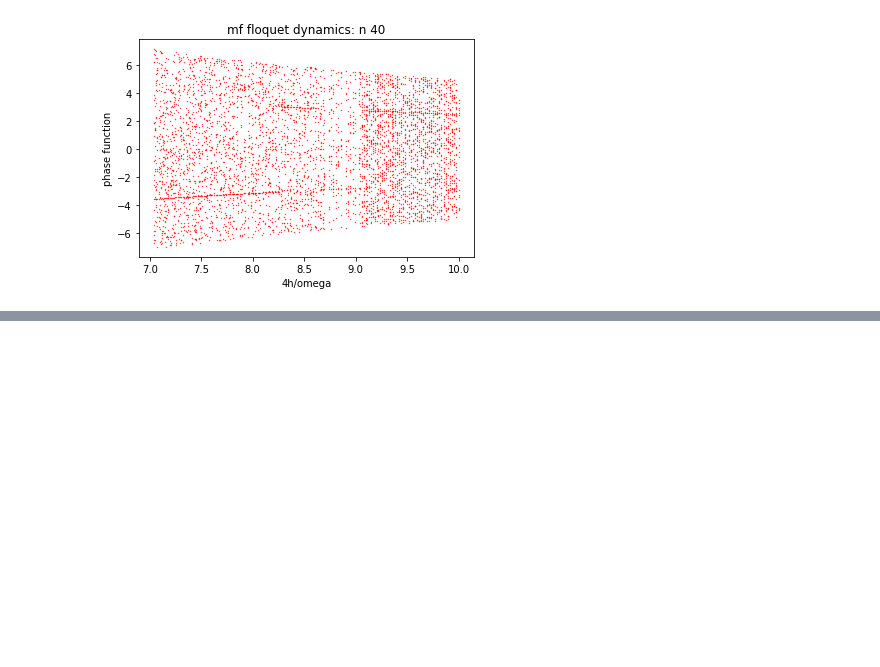
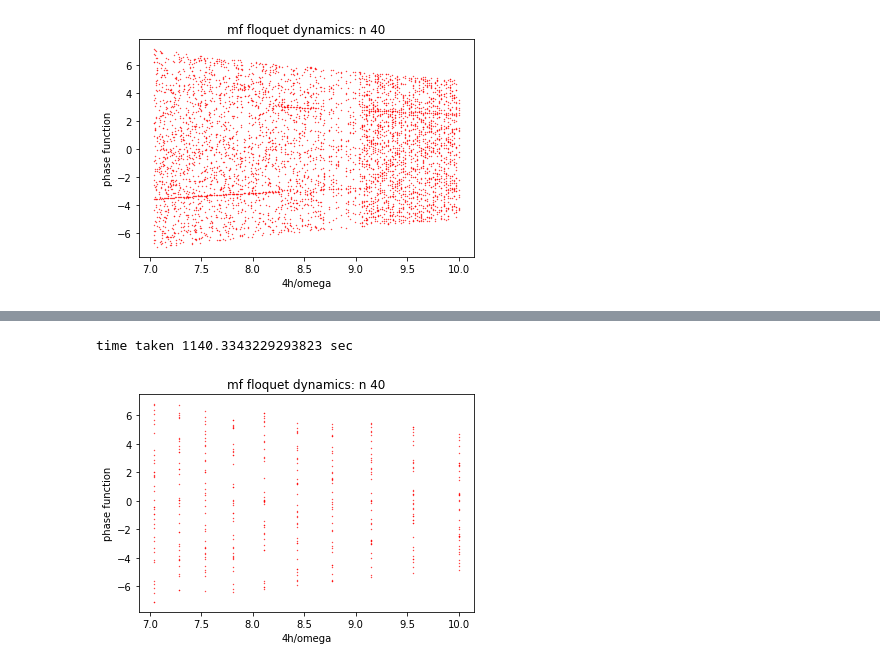
Before and after one commit to SuperStarCZ/floquet_theory, a Jupyter notebook: floquet_mfd_new_check.ipynb, the cells around one changed output, grey strips where cells are left out. Saved outputs shown, nothing was run; the diff lists cells and outputs as text; code cells hidden in the pictures; blank space fills up the shorter version.

```diff
--- a/floquet_mfd_new_check.ipynb
+++ b/floquet_mfd_new_check.ipynb
@@ -738,9 +738,21 @@ from numpy.linalg import multi_dot, norm, eig
 import math
 import time
 
-start = time.time()
+N = 40
+q = np.linspace(-0.5, 0.5, N)
+h = 25.0
+h0 = 0.1
 
+omegas = np.linspace(10.0,14.2,10)
+psi = np.eye(N) + (1j) * np.zeros((N,N))
 
+cosp = np.zeros((N,N)) + (1j) * np.zeros((N,N))
+cosp_init = np.zeros((N,N)) + (1j) * np.zeros((N,N))
+floqEvoluion_mat = np.zeros((N,N)) + (1j) * np.zeros((N,N))
+
+title = "mf floquet dynamics: n " + str(N)
+hotoname = "n_" + str(N) + "_mfd_bessel3b.jpeg"
+filename = "n_" + str(N) + "_mfd.txt"
 
 class Periodic_Lattice(np.ndarray):
     def __new__(cls, input_array, lattice_spacing=None):
@@ -781,53 +793,26 @@ def floq_func(periodic_psi,t,h,h0,w,cosp):
     return np.dot(jac, periodic_psi)
 
 def floq_evolv(periodic_psi,h,h0,w,cosp):
-    T = 2 * np.pi/w                       # time periode
-    t = np.linspace(0,2 * np.pi/w,N)      # time range
+    T = 2 * np.pi/w                                            # time periode
+    t = np.linspace(0,2 * np.pi/w,N)                           # time range
     floqEvoluion_mat = np.zeros((N,N)) + (1j) * np.zeros((N,N))
 
-    psi_t = list(map(lambda psi0: odeintw(floq_func,psi0,t,args=(h,h0,w,cosp)), periodic_psi))
-
-
-    print("psi_t",psi_t)
-    print("size is",np.shape(psi_t))
-    #for mm in np.arange(N):
-    #    psi0 = periodic_psi[mm]
-    #    psi_t = odeintw(floq_func,psi0,t,args=(h,h0,w,cosp), Dfun=floq_jac)
-    #    floqEvoluion_mat[mm] = psi_t[N-1]
-
-    #evals, evecs = eig(floqEvoluion_mat)
-    #phasefunc = (1j * np.log(evals))/T
-    return T
+    psi_t = np.array(list(map(lambda psi0: odeintw(floq_func,psi0,t,args=(h,h0,w,cosp)), periodic_psi)))
+    floqEvolution_mat = psi_t[:,N-1]
+    evals, evecs = eig(floqEvolution_mat)
+    phasefunc = (1j * np.log(evals))/T
+    return phasefunc
 
 if __name__ == '__main__':
     nprocs = 2
     p = Pool(processes = nprocs)
-    print("running for N = ", N, "with",nprocs,"processors")
     cosp_init = 0.0
-    N = 4
-    h = 25.0
-    h0 = 0.1
-
-    q = np.linspace(-0.5, 0.5, N)
-    #omega_range = np.linspace(10.0,14.2,200)
-    #bessel = [4*h/2.4048255576957, 4*h/5.52007811028631,\
-    #              4*h/8.65372791291101, 4*h/11.7915344390142, 4*h/14.9309177084877]
-    #bessel = [4*h/5.52007811028631, 4*h/8.65372791291101]
-    #omegas = np.hstack((omega_range,bessel))
-    omegas = np.linspace(10.0,14.2,3)
-    psi = np.eye(N) + (1j) * np.zeros((N,N))
-
-    cosp = np.zeros((N,N)) + (1j) * np.zeros((N,N))
-    cosp_init = np.zeros((N,N)) + (1j) * np.zeros((N,N))
-    floqEvoluion_mat = np.zeros((N,N)) + (1j) * np.zeros((N,N))
-
-    title = "mf floquet dynamics: n " + str(N)
-    hotoname = "n_" + str(N) + "_mfd_bessel3b.jpeg"
-    filename = "n_" + str(N) + "_mfd.txt"
-
 
     periodic_psi  = Periodic_Lattice(psi)
     cospinit = 0.0
+
+    print("running for N = ", N, "with",nprocs,"processors")
+    start = time.time()
 
     for k in np.arange(N):
         for m in np.arange(N):
@@ -839,16 +824,15 @@ if __name__ == '__main__':
             cospinit = 0.0
 
     data = p.starmap(floq_evolv,[(periodic_psi,h,h0,w,cosp) for w in omegas])
+    print("time taken", time.time()-start,"sec")
 
-    print("time taken",time.time()-start,"sec")
-
-    #for xx, omg in enumerate(omegas):
+    for xx, omg in enumerate(omegas):
         #omega = [omg] * N
-    #    omega = [4*h/omg] * N
-    #    plt.scatter(omega,data[xx].real, color='red', marker='.', s= 0.5)
-    #plt.title(title)
-    #plt.xlabel("4h/omega")
-    #plt.ylabel("phase function")
+        omega = [4*h/omg] * N
+        plt.scatter(omega, data[xx].real, color='red', marker='.', s= 0.5)
+    plt.title(title)
+    plt.xlabel("4h/omega")
+    plt.ylabel("phase function")
     #plt.savefig(photoname, dpi=500)
-    #plt.show()
+    plt.show()
 # %% [output]
@@ -871,0 +840,2 @@ time taken 0.40983057022094727 sec
+time taken 1140.3343229293823 sec
+[figure, added]
```
Also changed, not shown: parts of 2 cells of this notebook, 1 other file.
